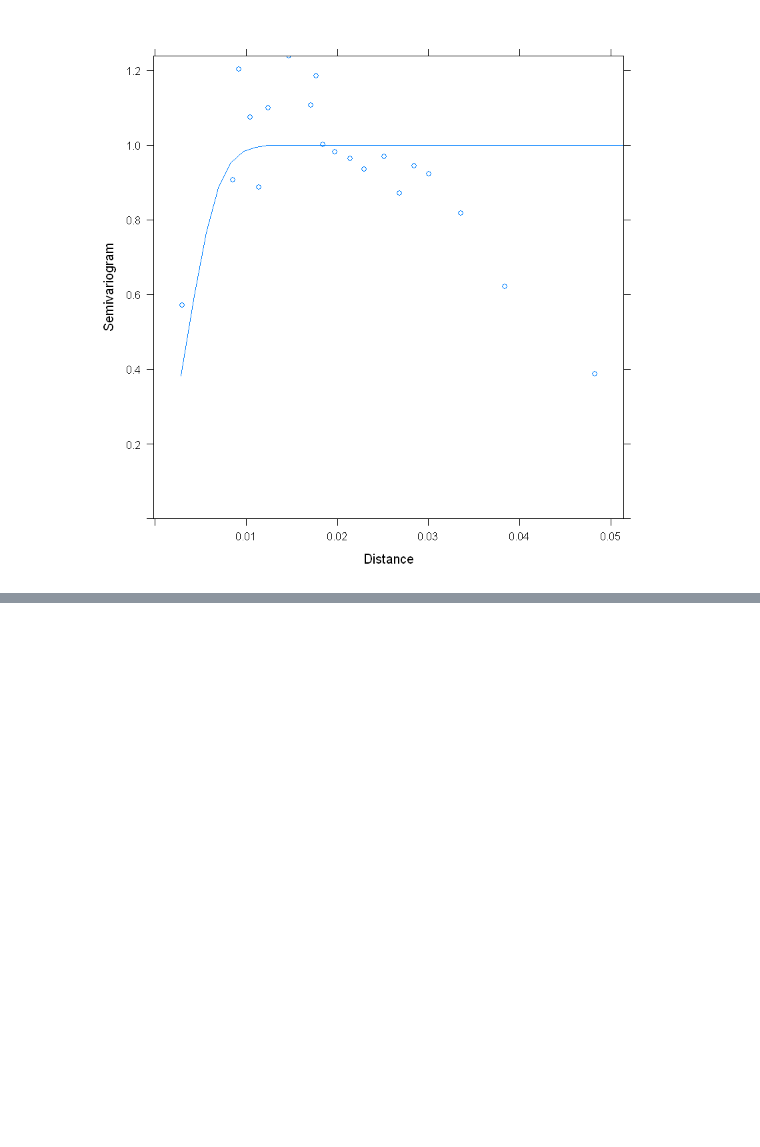
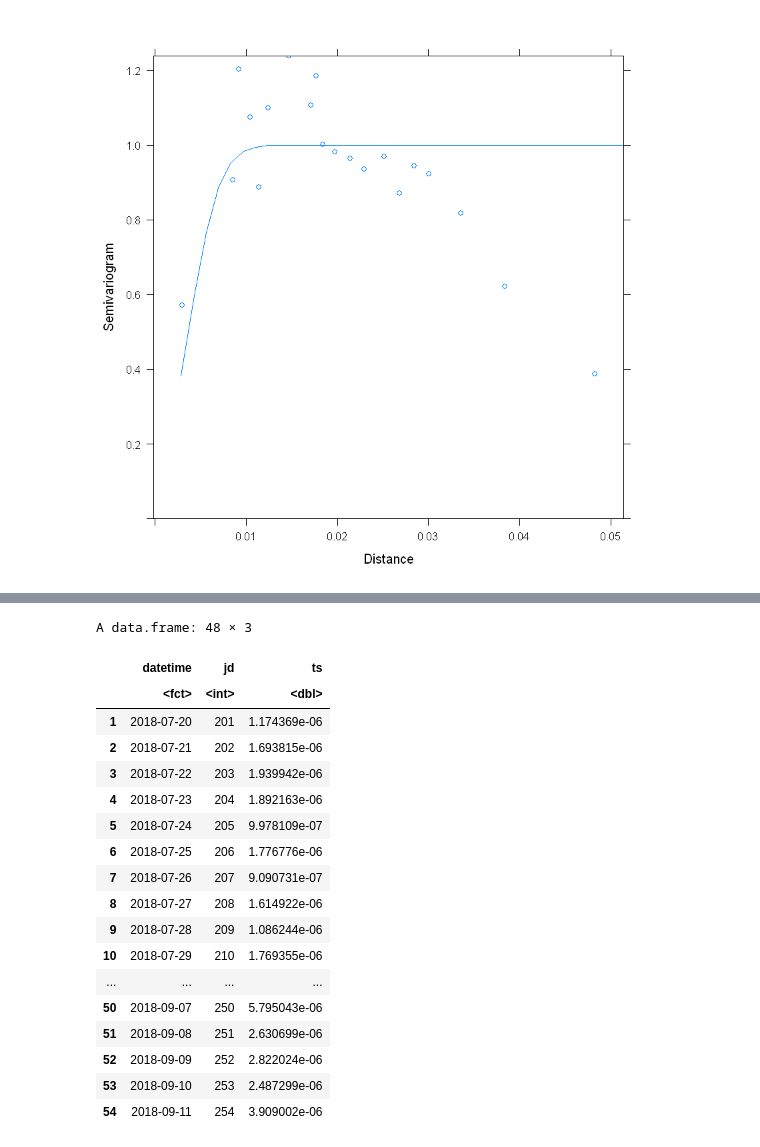
Before and after one commit to leviner/saildrone-2018, a Jupyter notebook: code/acousticData/analysis/2-GLSModels.ipynb, the cells around one changed output, grey strips where cells are left out. Drawn from its saved outputs; the diff is of its cells as text; code cells hidden in the pictures; blank space fills up the shorter version.

```diff
--- a/code/acousticData/analysis/2-GLSModels.ipynb
+++ b/code/acousticData/analysis/2-GLSModels.ipynb
@@ -240,0 +361,24 @@ A anova.lme: 2 × 3
+# %%
+df<-read.csv('processingFiles/test1.csv')
+df <- df[complete.cases(df),]
+df
+# %% [output]
+A data.frame: 48 × 3
+|  | datetime | jd | ts |
+|  | <fct> | <int> | <dbl> |
+| 1 | 2018-07-20 | 201 | 1.174369e-06 |
+| 2 | 2018-07-21 | 202 | 1.693815e-06 |
+| 3 | 2018-07-22 | 203 | 1.939942e-06 |
+| 4 | 2018-07-23 | 204 | 1.892163e-06 |
+| 5 | 2018-07-24 | 205 | 9.978109e-07 |
+| 6 | 2018-07-25 | 206 | 1.776776e-06 |
+| 7 | 2018-07-26 | 207 | 9.090731e-07 |
+| 8 | 2018-07-27 | 208 | 1.614922e-06 |
+| 9 | 2018-07-28 | 209 | 1.086244e-06 |
+| 10 | 2018-07-29 | 210 | 1.769355e-06 |
+| ... | ... | ... | ... |
+| 50 | 2018-09-07 | 250 | 5.795043e-06 |
+| 51 | 2018-09-08 | 251 | 2.630699e-06 |
+| 52 | 2018-09-09 | 252 | 2.822024e-06 |
+| 53 | 2018-09-10 | 253 | 2.487299e-06 |
+| 54 | 2018-09-11 | 254 | 3.909002e-06 |
```
Also changed, not shown: parts of 10 cells of this notebook, 7 other files.
